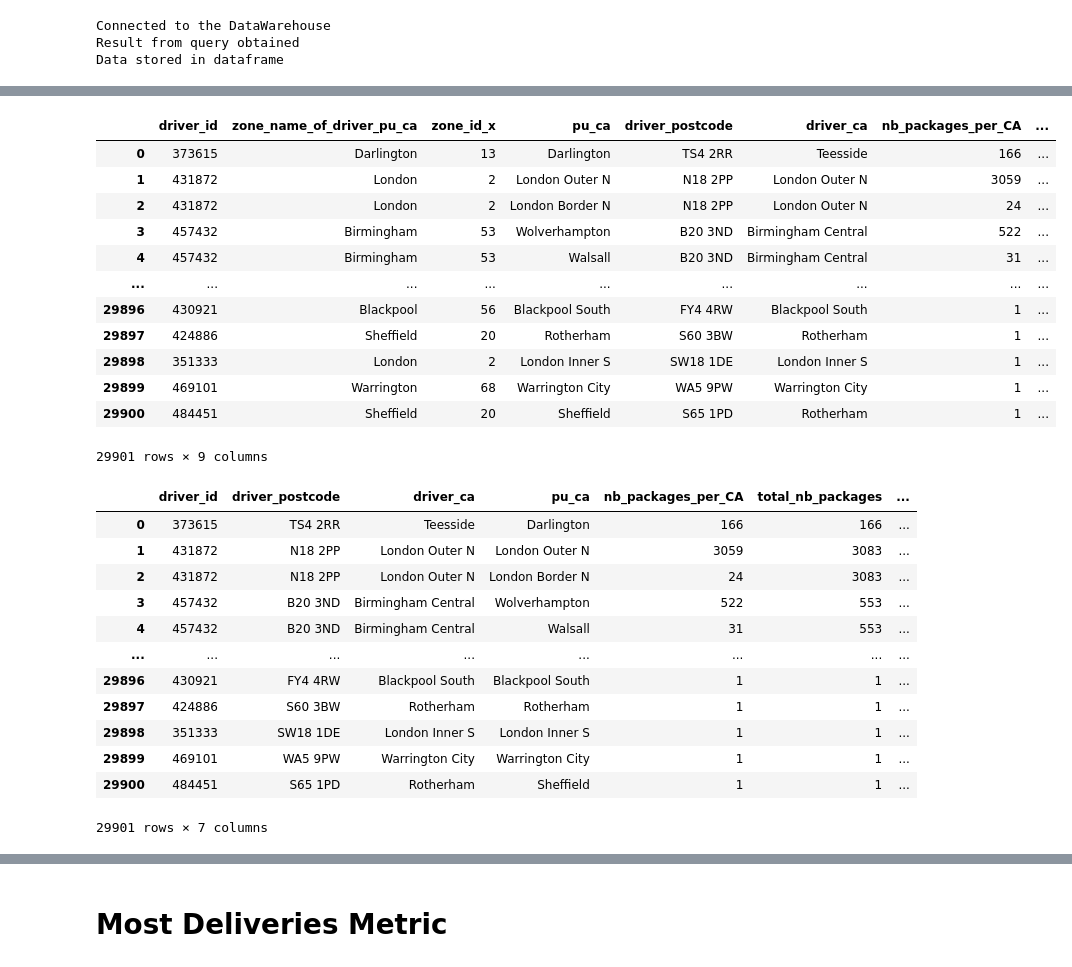
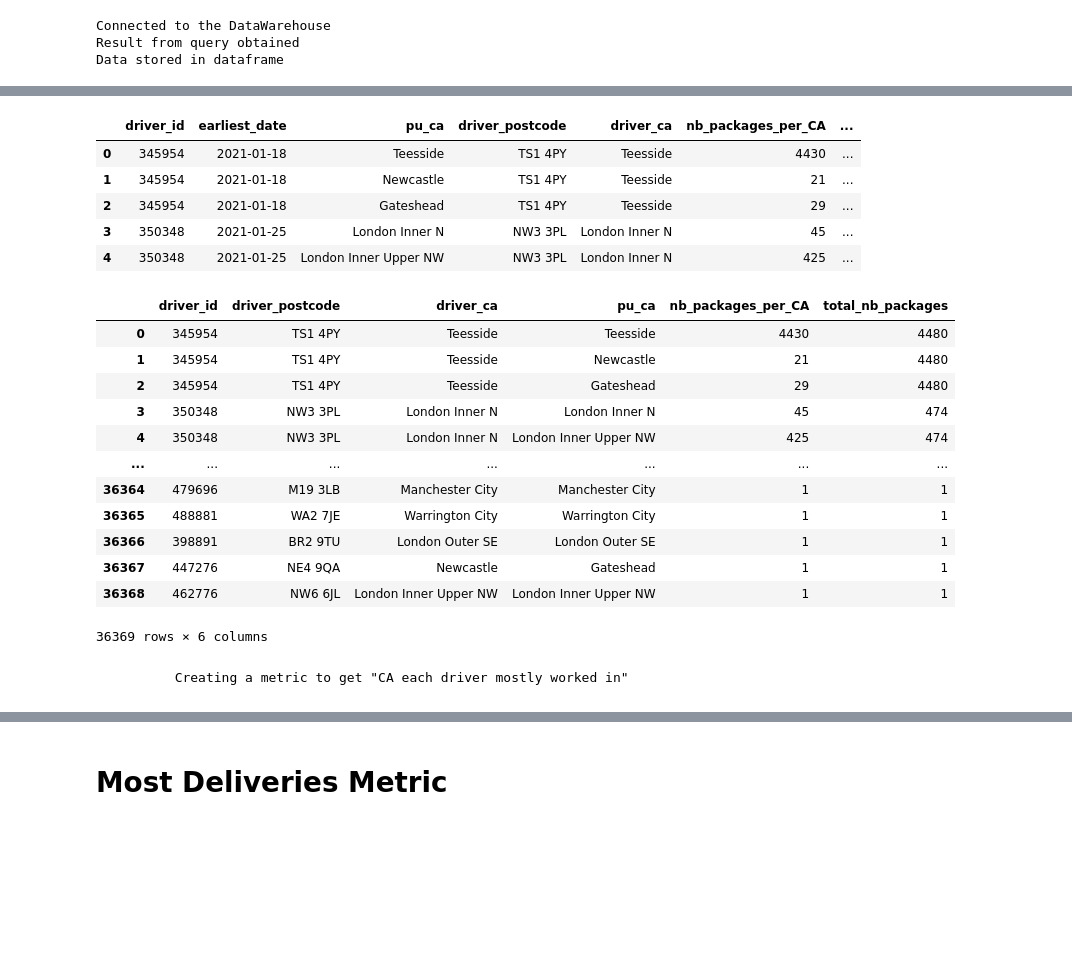
Before and after one commit to IlanaKov/catchment_model_analysis, a Jupyter notebook: Post_Code_mapping.ipynb, the cells around one changed output, grey strips where cells are left out. Cells and saved outputs as stored; diff of their text form; code cells hidden in the pictures; blank space fills up the shorter version.

```diff
--- a/Post_Code_mapping.ipynb
+++ b/Post_Code_mapping.ipynb
@@ -346,0 +253,7 @@ no_dup_deliveries['driver_id'].nunique()
+# %%
+# checking how many drivers have application_fountain_id as non-NULL
+no_dup_deliveries = no_dup_deliveries[no_dup_deliveries['application_fountain_id'].isnull()==False]
+no_dup_deliveries['driver_id'].nunique()
+
+
+# 14109 have application_fountain_id as non-NULL
@@ -480,37 +320,32 @@ mapped['driver_id'].nunique()
 # %%
-# Renaming columns
-mapped = mapped.rename(columns = {'no_packages_x' : 'nb_packages_per_CA', 'no_packages_y' : 'total_nb_packages' , 'zone_name' : 'zone_name_of_driver_pu_ca'})
-mapped
+# Renaming columns for clarity
+mapped = mapped.rename(columns = {'no_packages_x' : 'nb_packages_per_CA', 'no_packages_y' : 'total_nb_packages'})
+mapped.head(5)
 # %% [output]
-|  | driver_id | zone_name_of_driver_pu_ca | zone_id_x | pu_ca | driver_postcode | driver_ca | nb_packages_per_CA | ... |
-| 0 | 373615 | Darlington | 13 | Darlington | TS4 2RR | Teesside | 166 | ... |
-| 1 | 431872 | London | 2 | London Outer N | N18 2PP | London Outer N | 3059 | ... |
-| 2 | 431872 | London | 2 | London Border N | N18 2PP | London Outer N | 24 | ... |
-| 3 | 457432 | Birmingham | 53 | Wolverhampton | B20 3ND | Birmingham Central | 522 | ... |
-| 4 | 457432 | Birmingham | 53 | Walsall | B20 3ND | Birmingham Central | 31 | ... |
-| ... | ... | ... | ... | ... | ... | ... | ... | ... |
-| 29896 | 430921 | Blackpool | 56 | Blackpool South | FY4 4RW | Blackpool South | 1 | ... |
-| 29897 | 424886 | Sheffield | 20 | Rotherham | S60 3BW | Rotherham | 1 | ... |
-| 29898 | 351333 | London | 2 | London Inner S | SW18 1DE | London Inner S | 1 | ... |
-| 29899 | 469101 | Warrington | 68 | Warrington City | WA5 9PW | Warrington City | 1 | ... |
-| 29900 | 484451 | Sheffield | 20 | Sheffield | S65 1PD | Rotherham | 1 | ... |
+|  | driver_id | earliest_date | pu_ca | driver_postcode | driver_ca | nb_packages_per_CA | ... |
+| 0 | 345954 | 2021-01-18 | Teesside | TS1 4PY | Teesside | 4430 | ... |
+| 1 | 345954 | 2021-01-18 | Newcastle | TS1 4PY | Teesside | 21 | ... |
+| 2 | 345954 | 2021-01-18 | Gateshead | TS1 4PY | Teesside | 29 | ... |
+| 3 | 350348 | 2021-01-25 | London Inner N | NW3 3PL | London Inner N | 45 | ... |
+| 4 | 350348 | 2021-01-25 | London Inner Upper NW | NW3 3PL | London Inner N | 425 | ... |
-29901 rows × 9 columns
 # %%
-# Reordering columns for readability
-mapped = mapped[['driver_id', 'driver_postcode' , 'driver_ca' , 'pu_ca' , 'nb_packages_per_CA' , 'total_nb_packages' ,'zone_name_of_driver_pu_ca']].copy()
+# Reordering and selecting needed columns for readability
+mapped = mapped[['driver_id', 'driver_postcode' , 'driver_ca' , 'pu_ca' , 'nb_packages_per_CA' , 'total_nb_packages']].copy()
 mapped
 # %% [output]
-|  | driver_id | driver_postcode | driver_ca | pu_ca | nb_packages_per_CA | total_nb_packages | ... |
-| 0 | 373615 | TS4 2RR | Teesside | Darlington | 166 | 166 | ... |
-| 1 | 431872 | N18 2PP | London Outer N | London Outer N | 3059 | 3083 | ... |
-| 2 | 431872 | N18 2PP | London Outer N | London Border N | 24 | 3083 | ... |
-| 3 | 457432 | B20 3ND | Birmingham Central | Wolverhampton | 522 | 553 | ... |
-| 4 | 457432 | B20 3ND | Birmingham Central | Walsall | 31 | 553 | ... |
-| ... | ... | ... | ... | ... | ... | ... | ... |
-| 29896 | 430921 | FY4 4RW | Blackpool South | Blackpool South | 1 | 1 | ... |
-| 29897 | 424886 | S60 3BW | Rotherham | Rotherham | 1 | 1 | ... |
-| 29898 | 351333 | SW18 1DE | London Inner S | London Inner S | 1 | 1 | ... |
-| 29899 | 469101 | WA5 9PW | Warrington City | Warrington City | 1 | 1 | ... |
-| 29900 | 484451 | S65 1PD | Rotherham | Sheffield | 1 | 1 | ... |
+|  | driver_id | driver_postcode | driver_ca | pu_ca | nb_packages_per_CA | total_nb_packages |
+| 0 | 345954 | TS1 4PY | Teesside | Teesside | 4430 | 4480 |
+| 1 | 345954 | TS1 4PY | Teesside | Newcastle | 21 | 4480 |
+| 2 | 345954 | TS1 4PY | Teesside | Gateshead | 29 | 4480 |
+| 3 | 350348 | NW3 3PL | London Inner N | London Inner N | 45 | 474 |
+| 4 | 350348 | NW3 3PL | London Inner N | London Inner Upper NW | 425 | 474 |
+| ... | ... | ... | ... | ... | ... | ... |
+| 36364 | 479696 | M19 3LB | Manchester City | Manchester City | 1 | 1 |
+| 36365 | 488881 | WA2 7JE | Warrington City | Warrington City | 1 | 1 |
+| 36366 | 398891 | BR2 9TU | London Outer SE | London Outer SE | 1 | 1 |
+| 36367 | 447276 | NE4 9QA | Newcastle | Gateshead | 1 | 1 |
+| 36368 | 462776 | NW6 6JL | London Inner Upper NW | London Inner Upper NW | 1 | 1 |
-29901 rows × 7 columns
+36369 rows × 6 columns
+# %% [markdown]
+            Creating a metric to get "CA each driver mostly worked in"
 # %%
```
Also changed, not shown: parts of 93 cells of this notebook, 3 other files.
